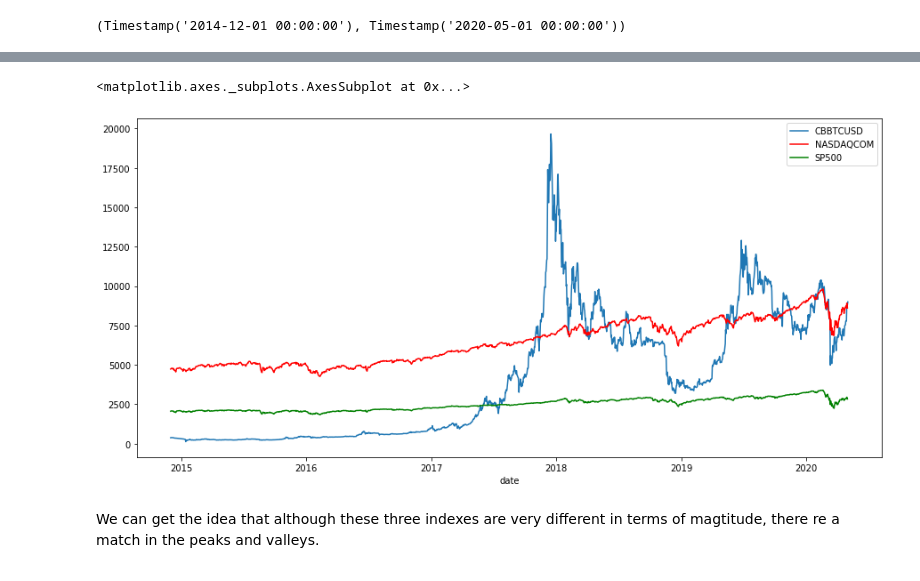
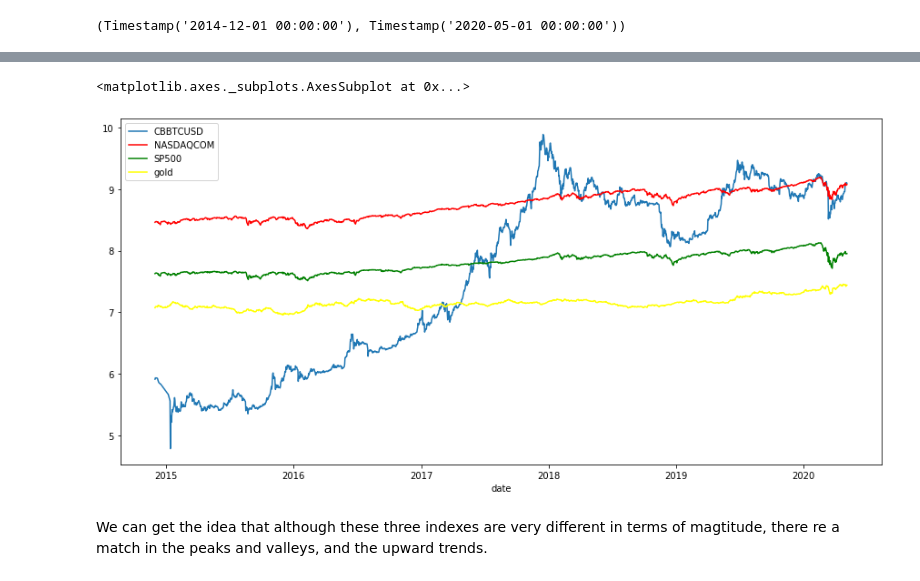
Before and after one commit to liwen611/project-bitcoin, a Jupyter notebook: bitcoin_overview.ipynb, the cells around one changed output, grey strips where cells are left out. Cells and saved outputs as stored; diff of their text form; code cells hidden in the pictures.

```diff
--- a/bitcoin_overview.ipynb
+++ b/bitcoin_overview.ipynb
@@ -107,0 +187,13 @@ sns.lineplot(data = bit_monthly)
+# %%
+plt.rcParams.update({'font.size': 16})
+plt.rcParams["figure.figsize"] = (8,7)
+fig, ax = plt.subplots()
+ax.scatter(fitted, residuals, edgecolors = 'k', facecolors = 'none')
+ax.plot(smoothed[:,0],smoothed[:,1],color = 'r')
+ax.set_ylabel('Residuals')
+ax.set_xlabel('Fitted Values')
+ax.set_title('Residuals vs. Fitted')
+ax.plot([min(fitted),max(fitted)],[0,0],color = 'k',linestyle = ':', alpha = .3)
+
+for i in top5.index:
+    ax.annotate(i,xy=(fitted[i],residuals[i]))
@@ -135,0 +314,2 @@ na.shape, bit.shape, sp.shape
+# %%
+gold = dpf('GOLDAMGBD228NLBM')
@@ -136,10 +326,15 @@ na.shape, bit.shape, sp.shape
+# %%
+gold.columns = ['gold']
+gold = gold.loc['2014-12-01':]
 # %%
+# Plot these original series on a log scale
 plt.figure(figsize = (15, 7))
-sns.lineplot(data = bit)
-sns.lineplot(data = na, palette=['red'])
-sns.lineplot(data = sp, palette=['green'])
+sns.lineplot(data = np.log(bit))
+sns.lineplot(data = np.log(na), palette=['red'])
+sns.lineplot(data = np.log(sp), palette=['green'])
+sns.lineplot(data = np.log(gold), palette=['yellow'])
 # %% [output]
 <matplotlib.axes._subplots.AxesSubplot at 0x...>
-[figure, old version]
+[figure, new version]
 # %% [markdown]
-We can get the idea that although these three indexes are very different in terms of magtitude, there re a match in the peaks and valleys.
+We can get the idea that although these three indexes are very different in terms of magtitude, there re a match in the peaks and valleys, and the upward trends.
```
Also changed, not shown: parts of 34 cells of this notebook.
